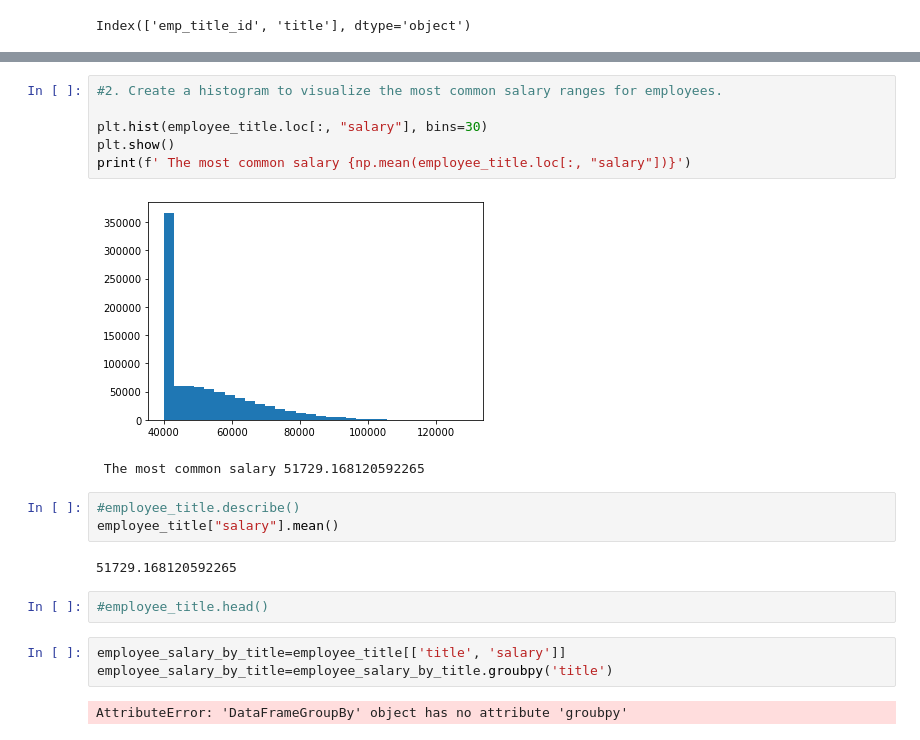
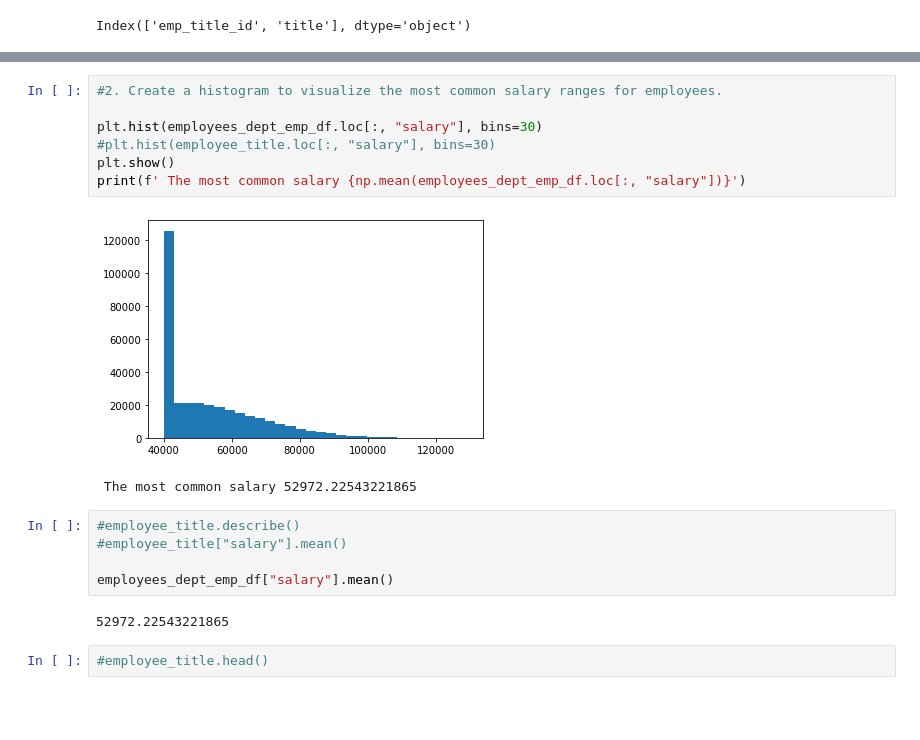
Before and after one commit to JohnMowry77/sql-challenge, a Jupyter notebook: EmployeeSQL/Employee_Bonus.ipynb, the cells around one changed output, grey strips where cells are left out. Cells and saved outputs as stored; diff of their text form; blank space fills up the shorter version.

```diff
--- a/EmployeeSQL/Employee_Bonus.ipynb
+++ b/EmployeeSQL/Employee_Bonus.ipynb
@@ -177,21 +210,19 @@ employee_title
 # %%
 #2. Create a histogram to visualize the most common salary ranges for employees.
 
-plt.hist(employee_title.loc[:, "salary"], bins=30)
+plt.hist(employees_dept_emp_df.loc[:, "salary"], bins=30)
+#plt.hist(employee_title.loc[:, "salary"], bins=30)
 plt.show()
-print(f' The most common salary {np.mean(employee_title.loc[:, "salary"])}')
+print(f' The most common salary {np.mean(employees_dept_emp_df.loc[:, "salary"])}')
 # %% [output]
-[figure, old version]
+[figure, new version]
- The most common salary 51729.168120592265
+ The most common salary 52972.22543221865
 # %%
 #employee_title.describe()
-employee_title["salary"].mean()
+#employee_title["salary"].mean()
+
+employees_dept_emp_df["salary"].mean()
 # %% [output]
-51729.168120592265
+52972.22543221865
 # %%
 #employee_title.head()
-# %%
-employee_salary_by_title=employee_title[['title', 'salary']]
-employee_salary_by_title=employee_salary_by_title.groubpy('title')
-# %% [output]
-AttributeError: 'DataFrameGroupBy' object has no attribute 'groubpy'
```
Also changed, not shown: parts of 6 cells of this notebook.
